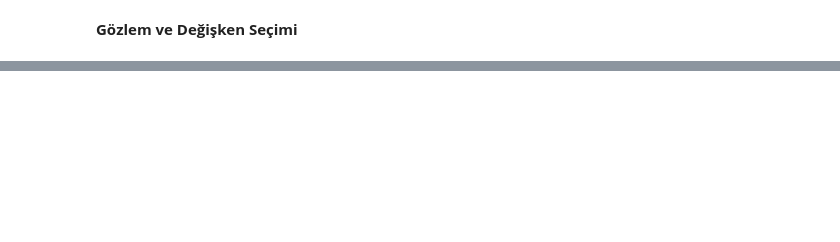
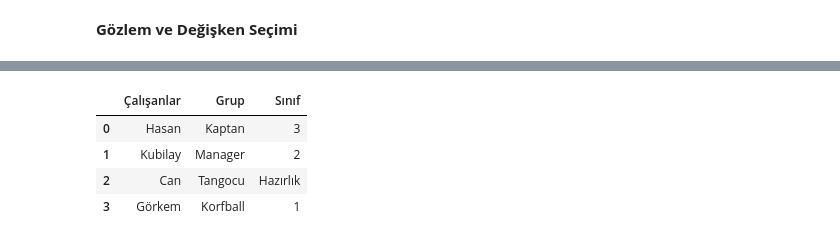
Before and after one commit to Kubilaycantuna/YetgenCorePython, a Jupyter notebook: 11.Hafta/Eğitim Öncesi/EgitimÖncesi.ipynb, the cells around one changed output, grey strips where cells are left out. Cells and saved outputs as stored; diff of their text form; code cells hidden in the pictures; blank space fills up the shorter version.

```diff
--- a/11.Hafta/Eğitim Öncesi/EgitimÖncesi.ipynb
+++ b/11.Hafta/Eğitim Öncesi/EgitimÖncesi.ipynb
@@ -246,0 +283,4 @@ df.query("var1 > 15 & var3 < 15")
+# %%
+df3=pd.DataFrame({"Çalışanlar" : ["Hasan","Kubilay", "Can", "Görkem"],
+                  "Grup": ["Kaptan", "Manager", "Tangocu", "Korfball"]})
+df3
@@ -246,0 +293,4 @@ df.query("var1 > 15 & var3 < 15")
+# %%
+df2=pd.DataFrame({"Çalışanlar": ["Hasan","Kubilay", "Can", "Görkem"],
+                  "Sınıf": ["3","2","Hazırlık","1"]})
+df2
@@ -246,0 +303,9 @@ df.query("var1 > 15 & var3 < 15")
+# %%
+# merge(): Birebir birleştirme işlemleri yapabiliriz.
+pd.merge(df3,df2)
+# %% [output]
+|  | Çalışanlar | Grup | Sınıf |
+| 0 | Hasan | Kaptan | 3 |
+| 1 | Kubilay | Manager | 2 |
+| 2 | Can | Tangocu | Hazırlık |
+| 3 | Görkem | Korfball | 1 |
```
Also changed, not shown: parts of 31 cells of this notebook.
